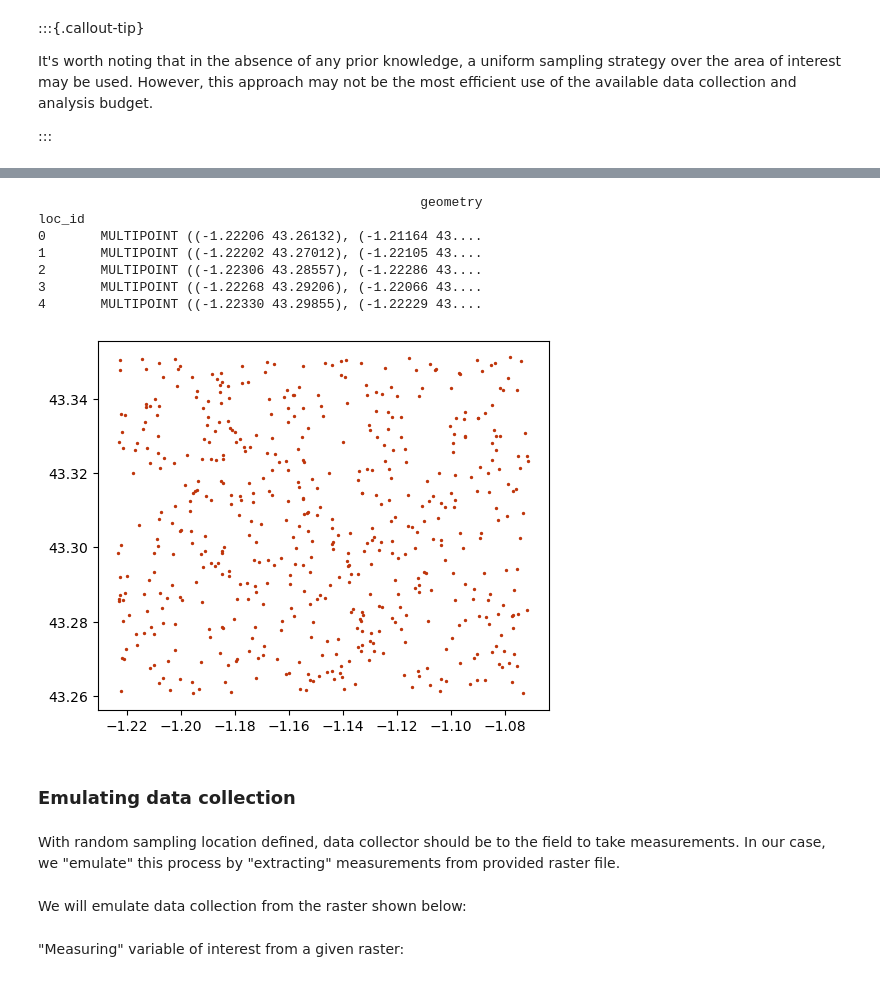
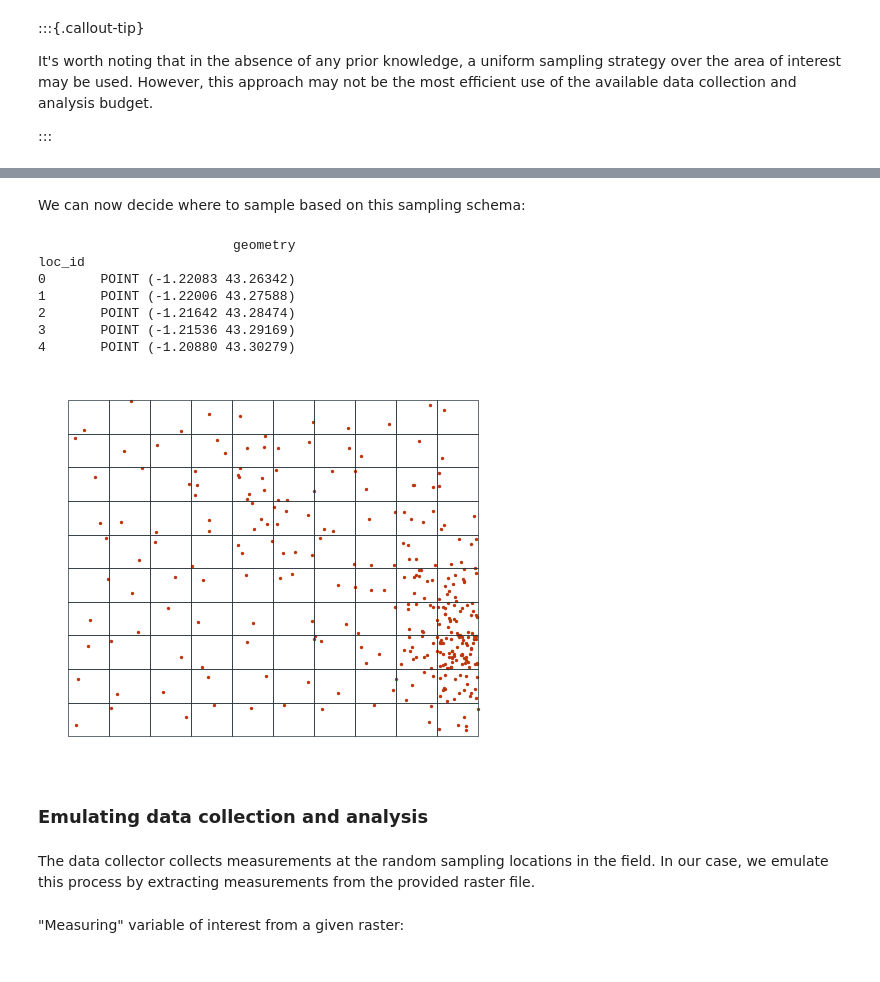
Before and after one commit to franckalbinet/trufl, a Jupyter notebook: nbs/index.ipynb, the cells around one changed output, grey strips where cells are left out. Saved outputs shown, nothing was run; the diff lists cells and outputs as text; code cells hidden in the pictures.

```diff
--- a/nbs/index.ipynb
+++ b/nbs/index.ipynb
@@ -131,13 +131,12 @@ We get the `Prior` for each individual `loc_id` (here only the first 5 shown). T
 # %%
 # Bugs?
 #   - fails when ran twice
-#   - `rank` is already a method of a pandas dataframe
 
 benefit_criteria = [True]
 optimizer = Optimizer(state=state_t0)
-df_rank = optimizer.rank(is_benefit_x=benefit_criteria, w_vector = [1],
-                         n_method=None, c_method = None,
-                         w_method=None, s_method="CP")
+df_rank = optimizer.get_rank(is_benefit_x=benefit_criteria, w_vector = [1],
+                             n_method=None, c_method = None,
+                             w_method=None, s_method="CP")
 
 df_rank.head()
 # %% [output]
@@ -169,3 +168,4 @@ WIP ...
 # %%
-ranks = df_rank['rank'].sort_index().values; ranks
+n = rank_to_sample(df_rank['rank'].sort_index().values,
+                   budget=300, min=1); n
 # %% [output]
@@ -209,25 +178,27 @@ sample_locs
+# %% [markdown]
+We can now decide where to sample based on this sampling schema:
 # %%
 sampler = Sampler(gdf_grid)
-n = np.random.randint(1, high=10, size=len(gdf_grid), dtype=int)
+sample_locs_t0 = sampler.sample(n, method='uniform')
 
-sample_locs = sampler.sample(n, method='uniform')
-print(sample_locs.head())
-sample_locs.plot(markersize=2, color=red);
+print(sample_locs_t0.head())
+ax = sample_locs_t0.plot(markersize=2, color=red)
+
+gdf_grid.boundary.plot(color=black, lw=0.5, ax=ax)
+plt.axis('off');
 # %% [output]
-                                                 geometry
+                         geometry
 loc_id
-0       MULTIPOINT ((-1.22206 43.26132), (-1.21164 43....
-1       MULTIPOINT ((-1.22202 43.27012), (-1.22105 43....
-2       MULTIPOINT ((-1.22306 43.28557), (-1.22286 43....
-3       MULTIPOINT ((-1.22268 43.29206), (-1.22066 43....
-4       MULTIPOINT ((-1.22330 43.29855), (-1.22229 43....
+0       POINT (-1.22083 43.26342)
+1       POINT (-1.22006 43.27588)
+2       POINT (-1.21642 43.28474)
+3       POINT (-1.21536 43.29169)
+4       POINT (-1.20880 43.30279)
-[figure, old version]
+[figure, new version]
 # %% [markdown]
-### Emulating data collection
+### Emulating data collection and analysis
 # %% [markdown]
-With random sampling location defined, data collector should be to the field to take measurements. In our case, we "emulate" this process by "extracting" measurements from provided raster file.
+The data collector collects measurements at the random sampling locations in the field. In our case, we emulate this process by extracting measurements from the provided raster file.
-# %% [markdown]
-We will emulate data collection from the raster shown below:
 # %% [markdown]
 "Measuring" variable of interest from a given raster:
 # %%
```
Also changed, not shown: parts of 10 cells of this notebook, 13 other files.
